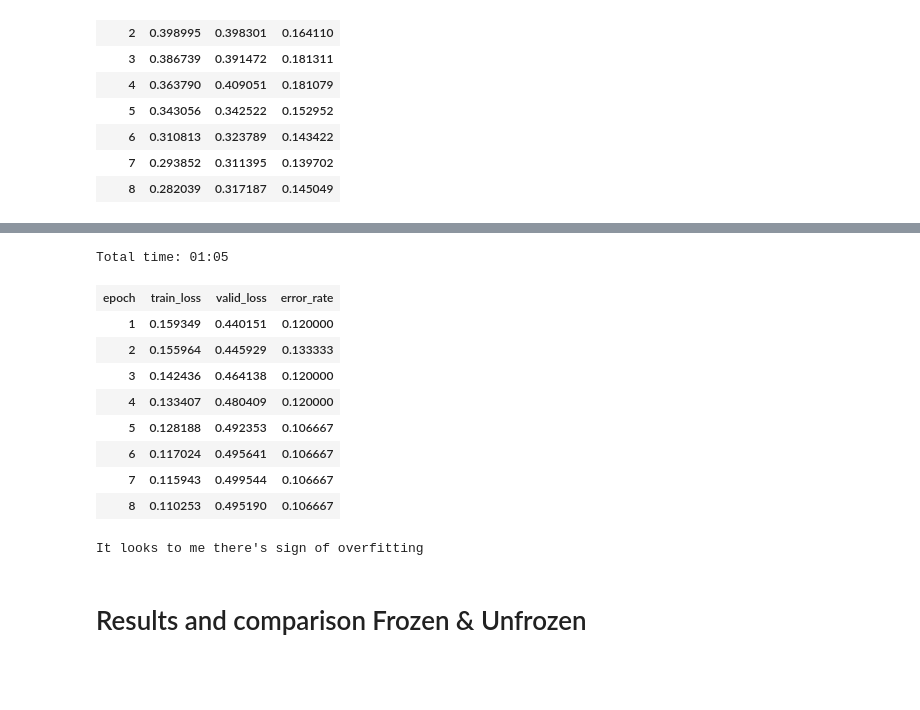
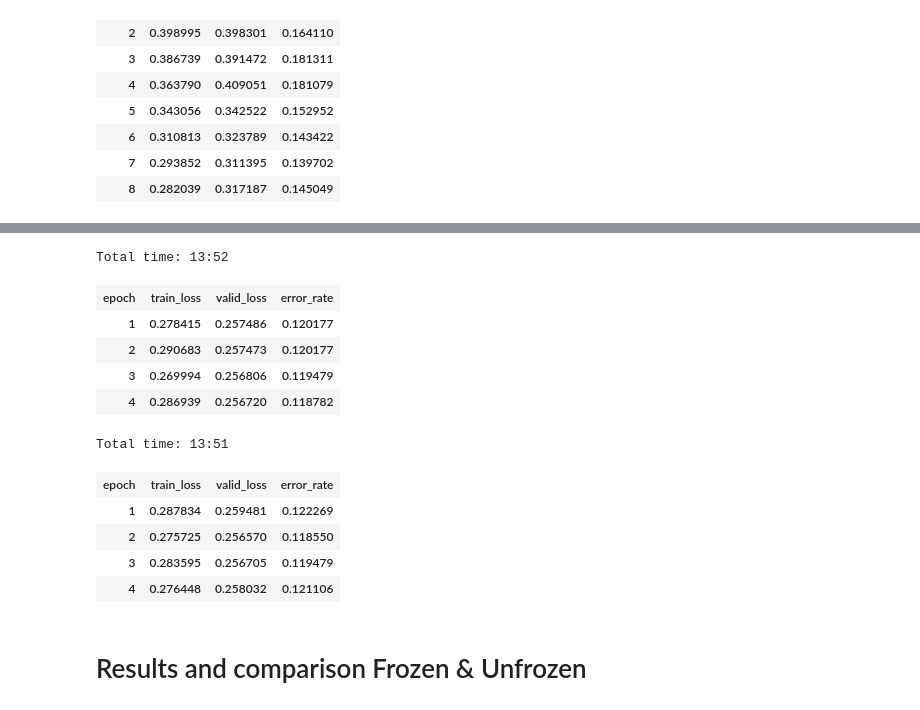
Before and after one commit to remiconnesson/instaclassifier, a Jupyter notebook: Bigger Dataset - Downloading, preprocessing and training.ipynb, the cells around one changed output, grey strips where cells are left out. Saved outputs shown, nothing was run; the diff lists cells and outputs as text; code cells hidden in the pictures; blank space fills up the shorter version.

Commit message:
Training complete

```diff
--- a/Bigger Dataset - Downloading, preprocessing and training.ipynb
+++ b/Bigger Dataset - Downloading, preprocessing and training.ipynb
@@ -166,0 +168,3 @@ learn.recorder.plot()
+# %%
+learn.fit_one_cycle(8, max_lr=slice(5e-5, 5e-4))
+learn.save('frozen-16epochs')
@@ -166,0 +209,3 @@ learn.recorder.plot()
+# %%
+learn.fit_one_cycle(2, max_lr=slice(1e-6, 1e-4))
+learn.save('frozen-18epochs')
@@ -175,21 +225,24 @@ LR Finder is complete, type {learner_name}.recorder.plot() to see the graph.
+# %%
+learn.load('frozen-18epochs');
+learn.fit_one_cycle(4, max_lr=1e-6)
+learn.save('unfrozen-18_4epochs')
+# %% [output]
+Total time: 13:52
+| epoch | train_loss | valid_loss | error_rate |
+| 1 | 0.278415 | 0.257486 | 0.120177 |
+| 2 | 0.290683 | 0.257473 | 0.120177 |
+| 3 | 0.269994 | 0.256806 | 0.119479 |
+| 4 | 0.286939 | 0.256720 | 0.118782 |
 # %%
-learn.fit_one_cycle(8, max_lr=slice(1e-6,2e-4))
-learn.save('unfrozen-1')
+learn.fit_one_cycle(4, max_lr=1e-6)
+learn.save('unfrozen-18_8epochs')
 # %% [output]
-Total time: 01:05
+Total time: 13:51
 | epoch | train_loss | valid_loss | error_rate |
-| 1 | 0.159349 | 0.440151 | 0.120000 |
-| 2 | 0.155964 | 0.445929 | 0.133333 |
-| 3 | 0.142436 | 0.464138 | 0.120000 |
-| 4 | 0.133407 | 0.480409 | 0.120000 |
-| 5 | 0.128188 | 0.492353 | 0.106667 |
-| 6 | 0.117024 | 0.495641 | 0.106667 |
-| 7 | 0.115943 | 0.499544 | 0.106667 |
-| 8 | 0.110253 | 0.495190 | 0.106667 |
+| 1 | 0.287834 | 0.259481 | 0.122269 |
+| 2 | 0.275725 | 0.256570 | 0.118550 |
+| 3 | 0.283595 | 0.256705 | 0.119479 |
+| 4 | 0.276448 | 0.258032 | 0.121106 |
-# %%
-print("It looks to me there's sign of overfitting")
-# %% [output]
-It looks to me there's sign of overfitting
 # %% [markdown]
 # Results and comparison Frozen & Unfrozen
 # %% [markdown]
```
Also changed, not shown: parts of 28 cells of this notebook.
